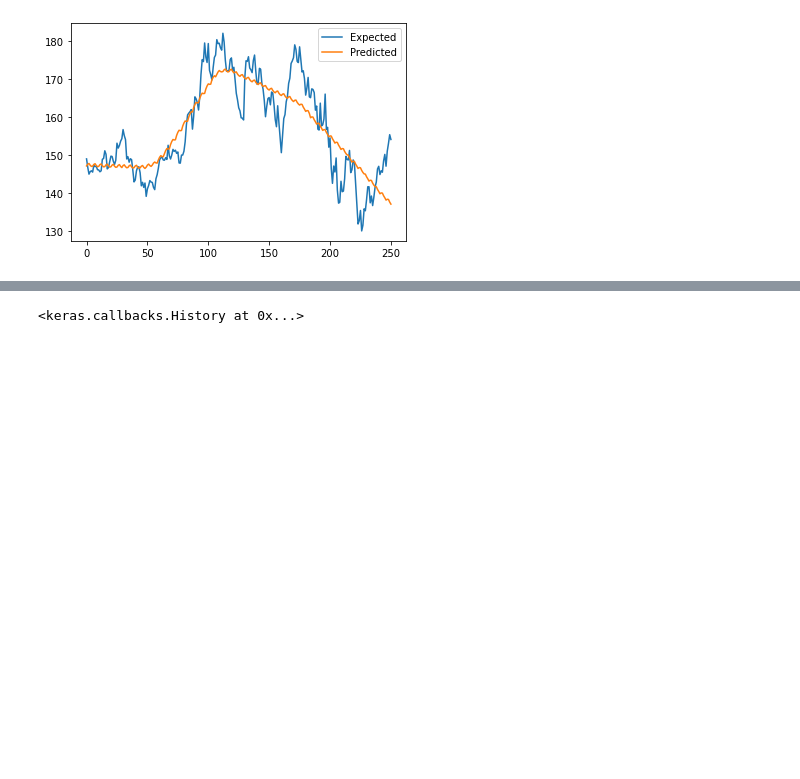
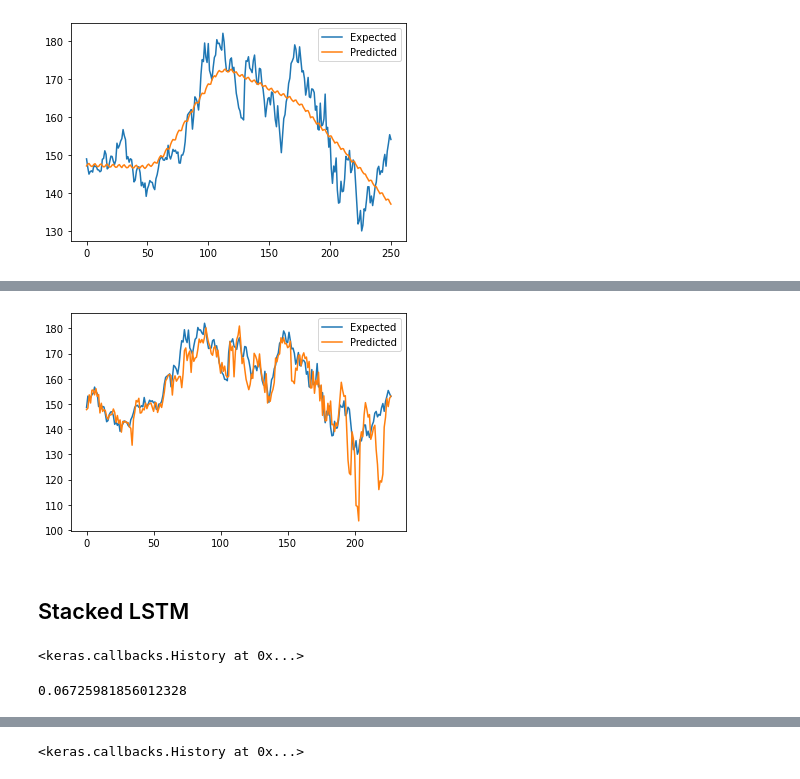
Before and after one commit to dvh549/Portfolio_Optimisation, a Jupyter notebook: ml_playground.ipynb, the cells around one changed output, grey strips where cells are left out. Drawn from its saved outputs; the diff is of its cells as text; code cells hidden in the pictures; blank space fills up the shorter version.

```diff
--- a/ml_playground.ipynb
+++ b/ml_playground.ipynb
@@ -105,0 +146,5 @@ X = X.reshape((X.shape[0], X.shape[1], 1))
+# %%
+model = Sequential()
+model.add(Bidirectional(LSTM(20, activation='relu'), input_shape=(24, 1)))
+model.add(Dense(1))
+model.compile(optimizer="adam", loss="mae")
@@ -105,0 +155,2 @@ X = X.reshape((X.shape[0], X.shape[1], 1))
+# %%
+predictions = model.predict(X, verbose=0)
@@ -105,0 +161,6 @@ X = X.reshape((X.shape[0], X.shape[1], 1))
+# %%
+plot_graph(y, predictions)
+# %% [output]
+[figure, added]
+# %% [markdown]
+## Stacked LSTM
@@ -105,0 +175,4 @@ X = X.reshape((X.shape[0], X.shape[1], 1))
+# %%
+model.fit(X, y, epochs=150, batch_size=32, verbose=0)
+# %% [output]
+<keras.callbacks.History at 0x...>
@@ -105,0 +181,4 @@ X = X.reshape((X.shape[0], X.shape[1], 1))
+# %%
+mean_absolute_percentage_error(y, predictions)
+# %% [output]
+0.06725981856012328
```
Also changed, not shown: parts of 19 cells of this notebook, 3 other files.
